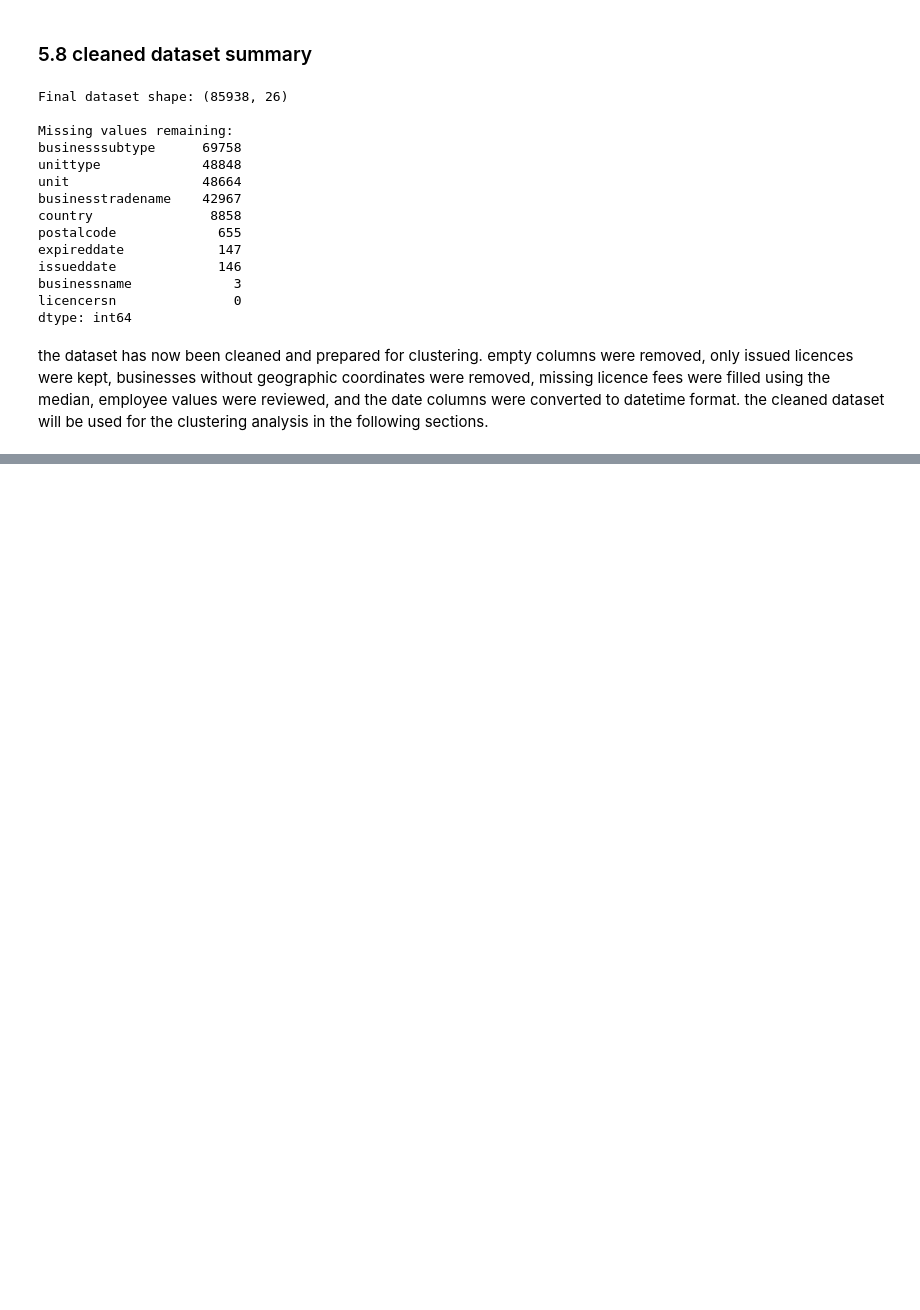
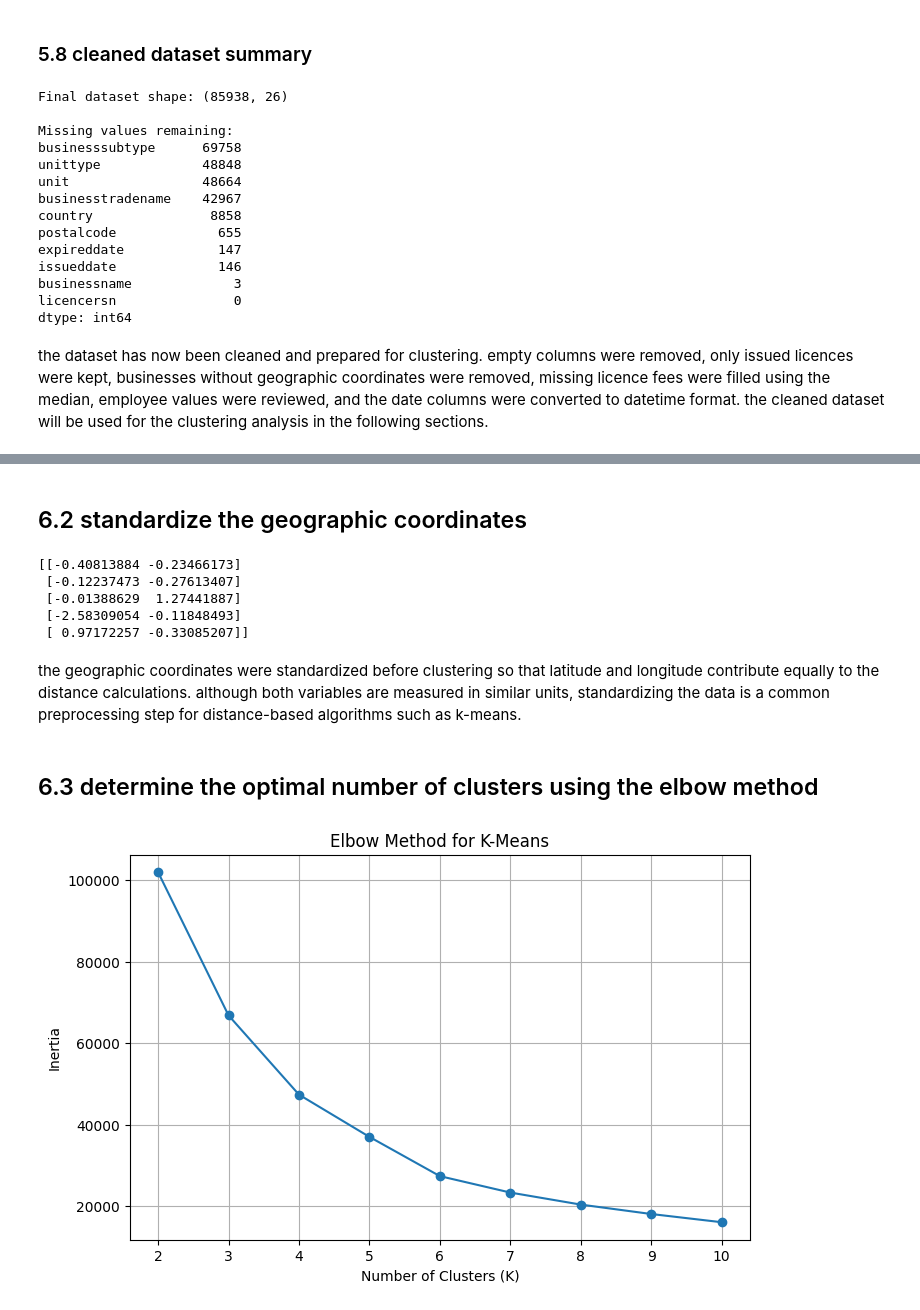
Before and after one commit to MSagri05/Assignment-03-Unsupervised-Learning-Classical-NLP, a Jupyter notebook: Assignment_3_Unsupervised_Learning_&_Classical_NLP.ipynb, the cells around one changed output, grey strips where cells are left out. Cells and saved outputs as stored; diff of their text form; code cells hidden in the pictures; blank space fills up the shorter version.

```diff
--- a/Assignment_3_Unsupervised_Learning_&_Classical_NLP.ipynb
+++ b/Assignment_3_Unsupervised_Learning_&_Classical_NLP.ipynb
@@ -456,0 +461,7 @@ the dataset has now been cleaned and prepared for clustering. empty columns were
+# %%
+geo_features = df[["latitude", "longitude"]].copy()
+
+print(geo_features.head())
+
+print("\nDataset shape:")
+print(geo_features.shape)
@@ -456,0 +480,40 @@ the dataset has now been cleaned and prepared for clustering. empty columns were
+# %% [markdown]
+## 6.2 standardize the geographic coordinates
+# %%
+from sklearn.preprocessing import StandardScaler
+
+scaler = StandardScaler()
+
+geo_scaled = scaler.fit_transform(geo_features)
+
+print(geo_scaled[:5])
+# %% [output]
+[[-0.40813884 -0.23466173]
+ [-0.12237473 -0.27613407]
+ [-0.01388629  1.27441887]
+ [-2.58309054 -0.11848493]
+ [ 0.97172257 -0.33085207]]
+# %% [markdown]
+the geographic coordinates were standardized before clustering so that latitude and longitude contribute equally to the distance calculations. although both variables are measured in similar units, standardizing the data is a common preprocessing step for distance-based algorithms such as k-means.
+# %% [markdown]
+## 6.3 determine the optimal number of clusters using the elbow method
+# %%
+inertia = []
+k_values = range(2, 11)
+
+for k in k_values:
+    kmeans = KMeans(n_clusters=k, random_state=42, n_init=10)
+    kmeans.fit(geo_scaled)
+    inertia.append(kmeans.inertia_)
+# %%
+plt.figure(figsize=(8,5))
+plt.plot(k_values, inertia, marker="o")
+
+plt.title("Elbow Method for K-Means")
+plt.xlabel("Number of Clusters (K)")
+plt.ylabel("Inertia")
+
+plt.grid(True)
+plt.show()
+# %% [output]
+[figure, added]
```
Also changed, not shown: parts of 12 cells of this notebook.
